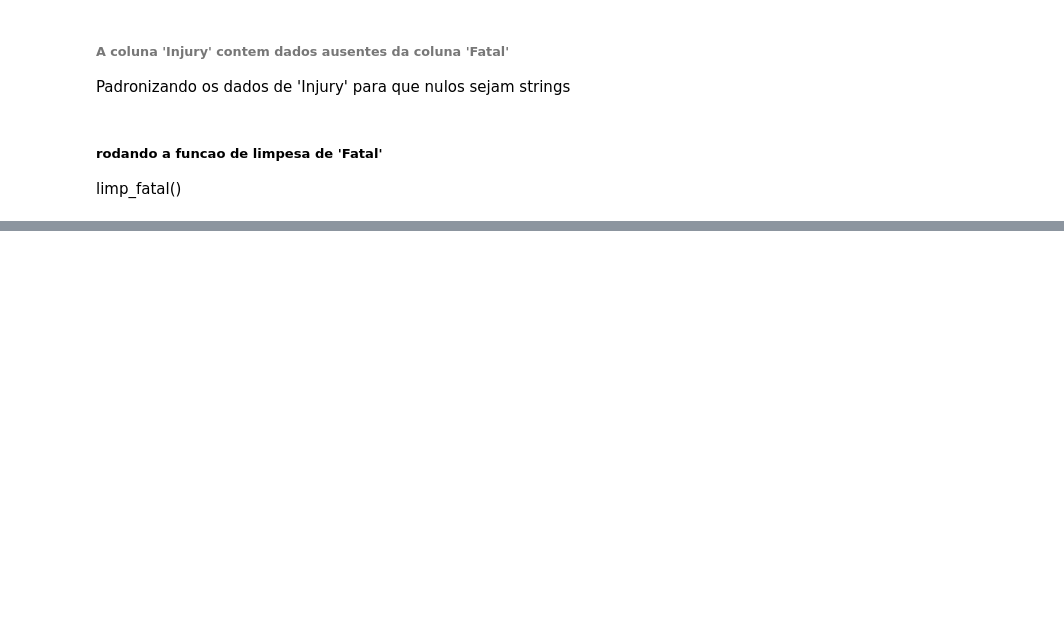
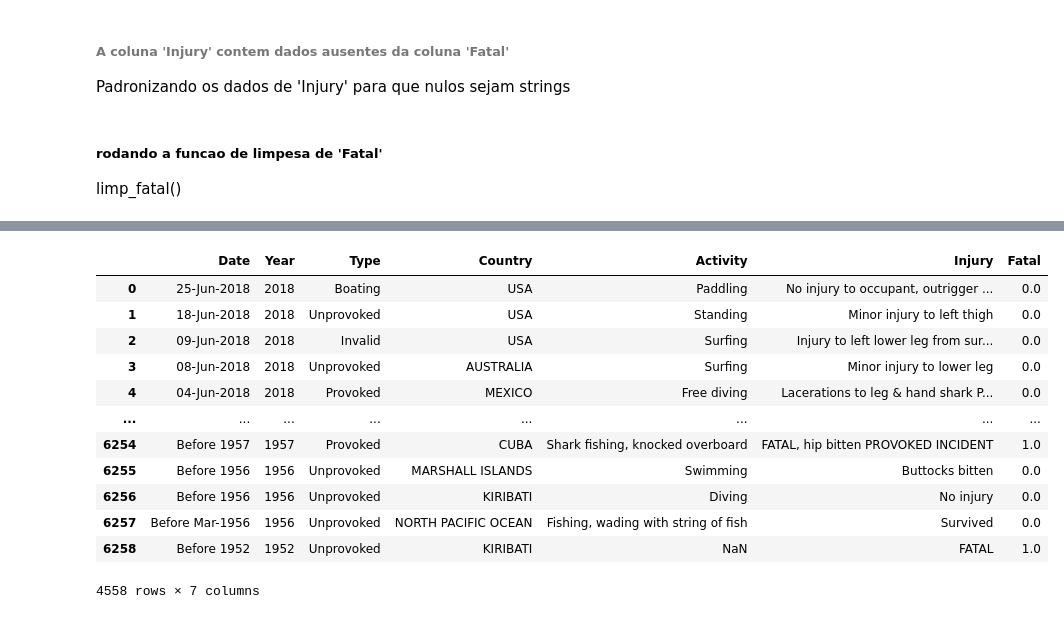
Before and after one commit to EdAndradeF/IronHack_Project_1, a Jupyter notebook: SharkAttack.ipynb, the cells around one changed output, grey strips where cells are left out. Saved outputs shown, nothing was run; the diff lists cells and outputs as text; code cells hidden in the pictures; blank space fills up the shorter version.

```diff
--- a/SharkAttack.ipynb
+++ b/SharkAttack.ipynb
@@ -115,11 +109,11 @@ def limp_fatal(row):
 ###### A coluna 'Injury' contem dados ausentes da coluna 'Fatal'
 Padronizando os dados de 'Injury' para que nulos sejam strings
 # %%
-df_notna.loc[df_notna.loc[:, 'Injury'].isna(), 'Injury'] = 'NaN'
+df_fatal.loc[df_fatal.loc[:, 'Injury'].isna(), 'Injury'] = 'NaN'
 # %% [markdown]
 ##### rodando a funcao de limpesa de 'Fatal'
 limp_fatal()
 # %%
-df_notna.loc[:, 'Fatal'] = df_notna.loc[:].apply(limp_fatal, axis=1)
+df_fatal.loc[:, 'Fatal'] = df_fatal.loc[:].apply(limp_fatal, axis=1)
 # %%
 #serie fatal limpa
@@ -130,0 +126,2 @@ ind_fatal
+# %%
+df_fatal.loc[:, 'Country'] = df_fatal.loc[:, 'Country'].apply(lambda x : re.sub('[^\w /]', '', x.strip()) if isinstance(x, str) else np.nan)
@@ -130,0 +168,21 @@ ind_fatal
+# %%
+ano = df_fatal.loc[:, 'Date'].str.extract('(\d{4})')
+df_fatal.loc[:, 'Year' ] = ano[0].astype(float)
+dropano = df_fatal['Year'] >= 1950
+df_fatal = df_fatal[dropano]
+df_fatal.loc[:, 'Year'] = df_fatal.loc[:, 'Year'].astype(int)
+df_fatal
+# %% [output]
+|  | Date | Year | Type | Country | Activity | Injury | Fatal |
+| 0 | 25-Jun-2018 | 2018 | Boating | USA | Paddling | No injury to occupant, outrigger ... | 0.0 |
+| 1 | 18-Jun-2018 | 2018 | Unprovoked | USA | Standing | Minor injury to left thigh | 0.0 |
+| 2 | 09-Jun-2018 | 2018 | Invalid | USA | Surfing | Injury to left lower leg from sur... | 0.0 |
+| 3 | 08-Jun-2018 | 2018 | Unprovoked | AUSTRALIA | Surfing | Minor injury to lower leg | 0.0 |
+| 4 | 04-Jun-2018 | 2018 | Provoked | MEXICO | Free diving | Lacerations to leg & hand shark P... | 0.0 |
+| ... | ... | ... | ... | ... | ... | ... | ... |
+| 6254 | Before 1957 | 1957 | Provoked | CUBA | Shark fishing, knocked overboard | FATAL, hip bitten PROVOKED INCIDENT | 1.0 |
+| 6255 | Before 1956 | 1956 | Unprovoked | MARSHALL ISLANDS | Swimming | Buttocks bitten | 0.0 |
+| 6256 | Before 1956 | 1956 | Unprovoked | KIRIBATI | Diving | No injury | 0.0 |
+| 6257 | Before Mar-1956 | 1956 | Unprovoked | NORTH PACIFIC OCEAN | Fishing, wading with string of fish | Survived | 0.0 |
+| 6258 | Before 1952 | 1952 | Unprovoked | KIRIBATI | NaN | FATAL | 1.0 |
+4558 rows × 7 columns
```
Also changed, not shown: parts of 10 cells of this notebook, 1 other file.
